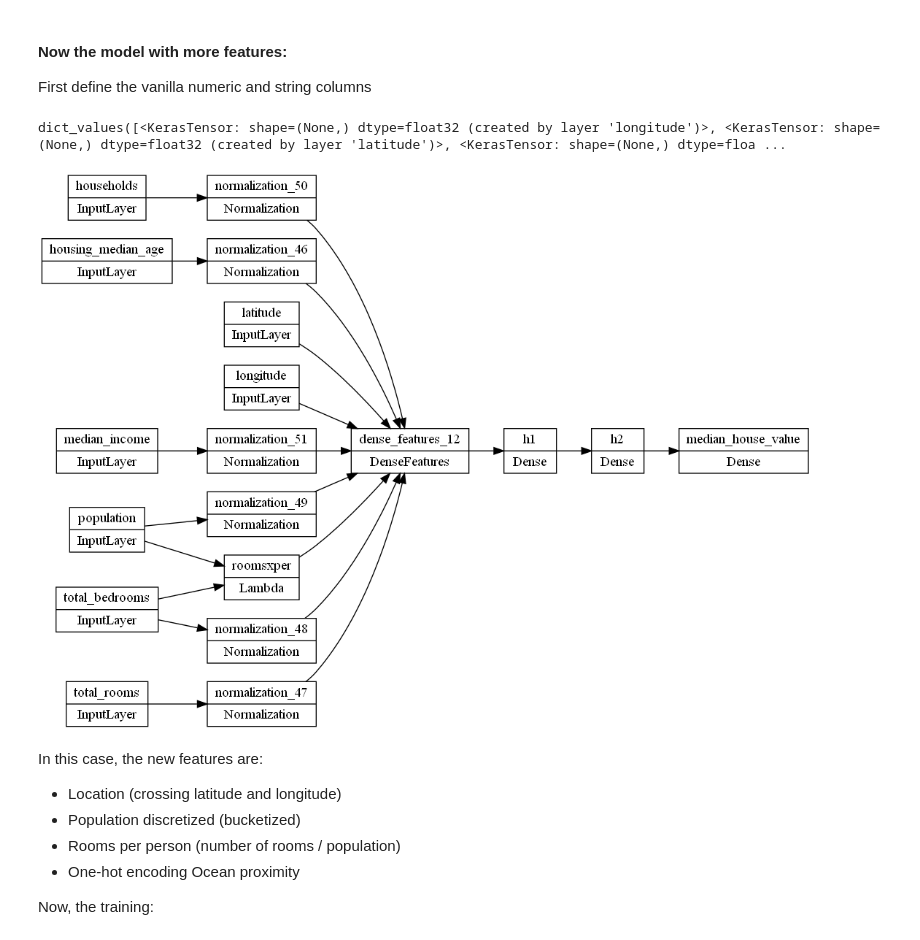
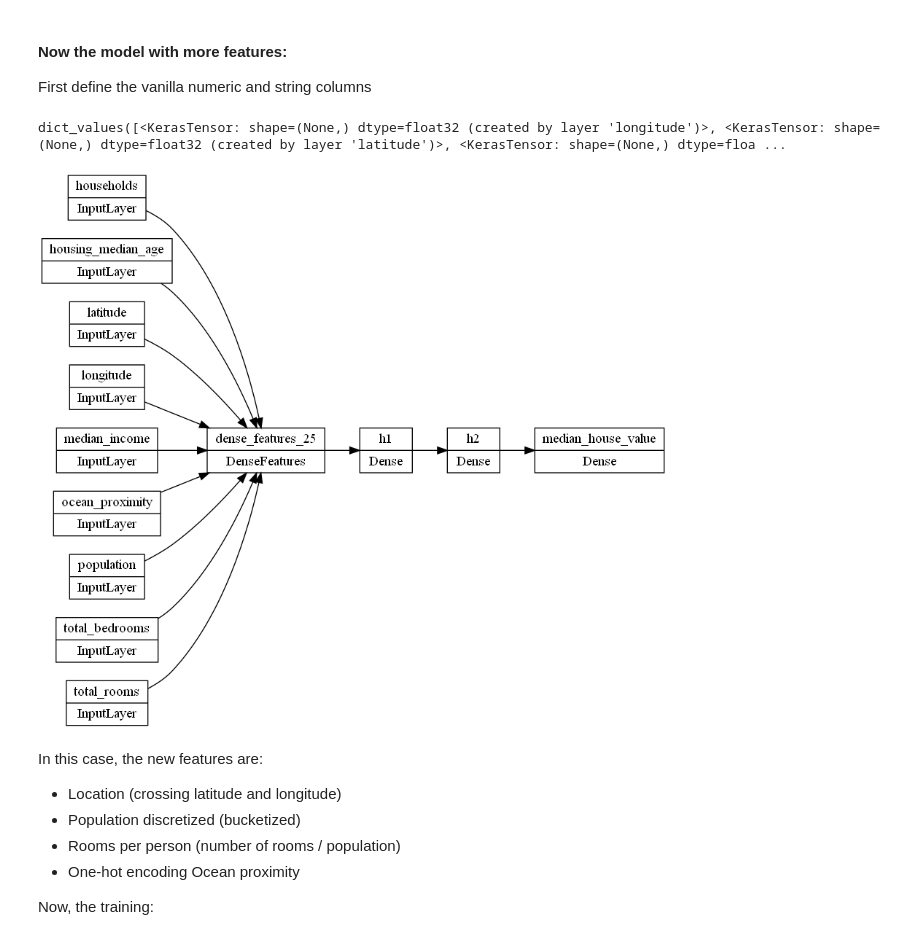
Before and after one commit to loaspra/feature-eng-tf, a Jupyter notebook: house_pricing.ipynb, the cells around one changed output. Drawn from its saved outputs; the diff is of its cells as text; code cells hidden in the pictures.

```diff
--- a/house_pricing.ipynb
+++ b/house_pricing.ipynb
@@ -227,5 +240,5 @@ def roomsxper(params):
 # %%
- # numeric values that'll be used on feature cols:
+# numeric values that'll be used on feature cols:
 numerics_fc = [
 'housing_median_age',
 'total_rooms', 'total_bedrooms', 'population',
@@ -243,67 +256,67 @@ inputs = {
     for col_name in col_numerics_2
 }
 
-# inputs.update({
-#     col_name: layers.Input(name = col_name, shape = (), dtype= 'string')
-#     for col_name in col_string_2
-# })
+inputs.update({
+    col_name: layers.Input(name = col_name, shape = (), dtype= 'string')
+    for col_name in col_string_2
+})
 
 transformed = inputs.copy()
 
 # normalizing numeric features:
-for perro in col_numerics_2:
-    if perro not in ['longitude', 'latitude']:
-        layer = layers.Normalization(axis = None)
-        layer.adapt(train_ds_ax[perro])
-        transformed[perro] = layer(inputs[perro])
+# for perro in col_numerics_2:
+#     if perro not in ['longitude', 'latitude']:
+#         layer = layers.Normalization(axis = None)
+#         layer.adapt(train_ds_ax[perro])
+#         transformed[perro] = layer(inputs[perro])
 
 feature_cols = {
-    col_name: fc.numeric_column(col_name)
-    for col_name in numerics_fc
+    col_name: fc.numeric_column(col_name, normalizer_fn=get_scaler(col_name))
+    for col_name in col_numerics_2
 }
 
-# now rooms x person (an aux function is needed):
-transformed['roomsxper'] = layers.Lambda(
-    roomsxper,
-    name = 'roomsxper')([
-        inputs['total_bedrooms'],
-        inputs['population']]
-    )
+# # now rooms x person (an aux function is needed):
+# transformed['roomsxhh'] = layers.Lambda(
+#     roomsxhh,
+#     name = 'roomsxhh')([
+#         inputs['total_bedrooms'],
+#         inputs['households']]
+#     )
 
-feature_cols['roomsxper'] = fc.numeric_column('roomsxper')
+# feature_cols['roomsxhh'] = fc.numeric_column('roomsxhh')
 
 # Second, given the distribution of the "population" column,
 # a bucketized feature could be useful
 
 # locatio
 # feature_cols['location'] = fc.embedding_column(fc.crossed_column(['latitude', 'longitude'], 100), 1000)
 
 # One-hot OCEAN PROXIMITY:
-# vocab = df[col_string].unique()
+vocab = df[col_string].unique()
 
-# one_hot_OP = fc.categorical_column_with_vocabulary_list(col_string, vocab)
-# feature_cols['OceaProx'] = fc.indicator_column(one_hot_OP)
+one_hot_OP = fc.categorical_column_with_vocabulary_list(col_string, vocab)
+feature_cols['OceaProx'] = fc.indicator_column(one_hot_OP)
 
 # now the odel:
 
 print(inputs.values())
 dnn_inputs = layers.DenseFeatures(feature_cols.values())(transformed)
 h1 = layers.Dense(32, activation = 'relu', name = 'h1')(dnn_inputs)
 h2 = layers.Dense(16, activation = 'relu', name = 'h2')(h1)
-output = layers.Dense(1, activation = 'linear', name = 'median_house_value')(h2)
+output = layers.Dense(1, activation = 'relu', name = 'median_house_value')(h2)
 
 feat_model = tf.keras.models.Model(inputs, output)
 
 feat_model.compile(optimizer = 'adam',
                     loss = 'mse',
                     metrics = ['mse'])
 
 
 # now te plot:
 tf.keras.utils.plot_model(feat_model, 'featured_model.png', show_shapes=False, rankdir='LR')
 # %% [output]
 dict_values([<KerasTensor: shape=(None,) dtype=float32 (created by layer 'longitude')>, <KerasTensor: shape=(None,) dtype=float32 (created by layer 'latitude')>, <KerasTensor: shape=(None,) dtype=floa ...
-[figure, old version]
+[figure, new version]
 # %% [markdown]
 In this case, the new features are:
 + Location (crossing latitude and longitude)
```
Also changed, not shown: parts of 10 cells of this notebook, 3 other files.
